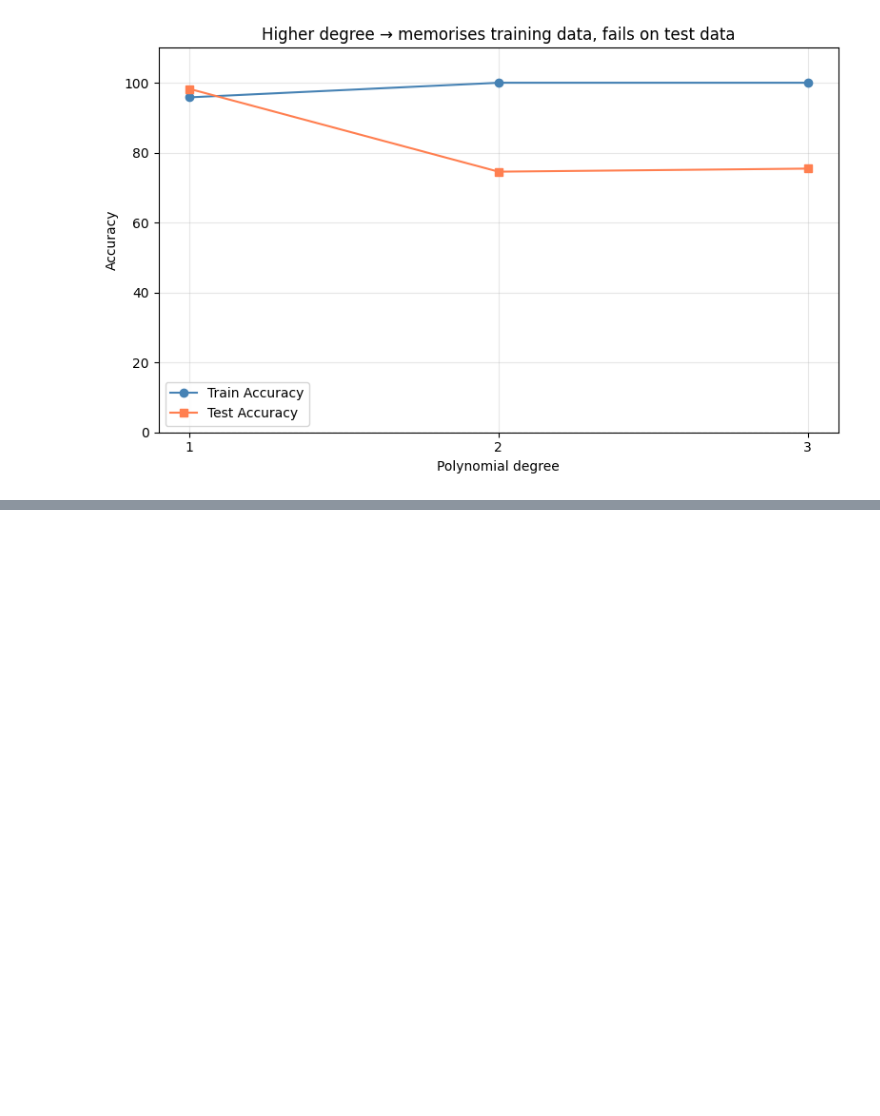
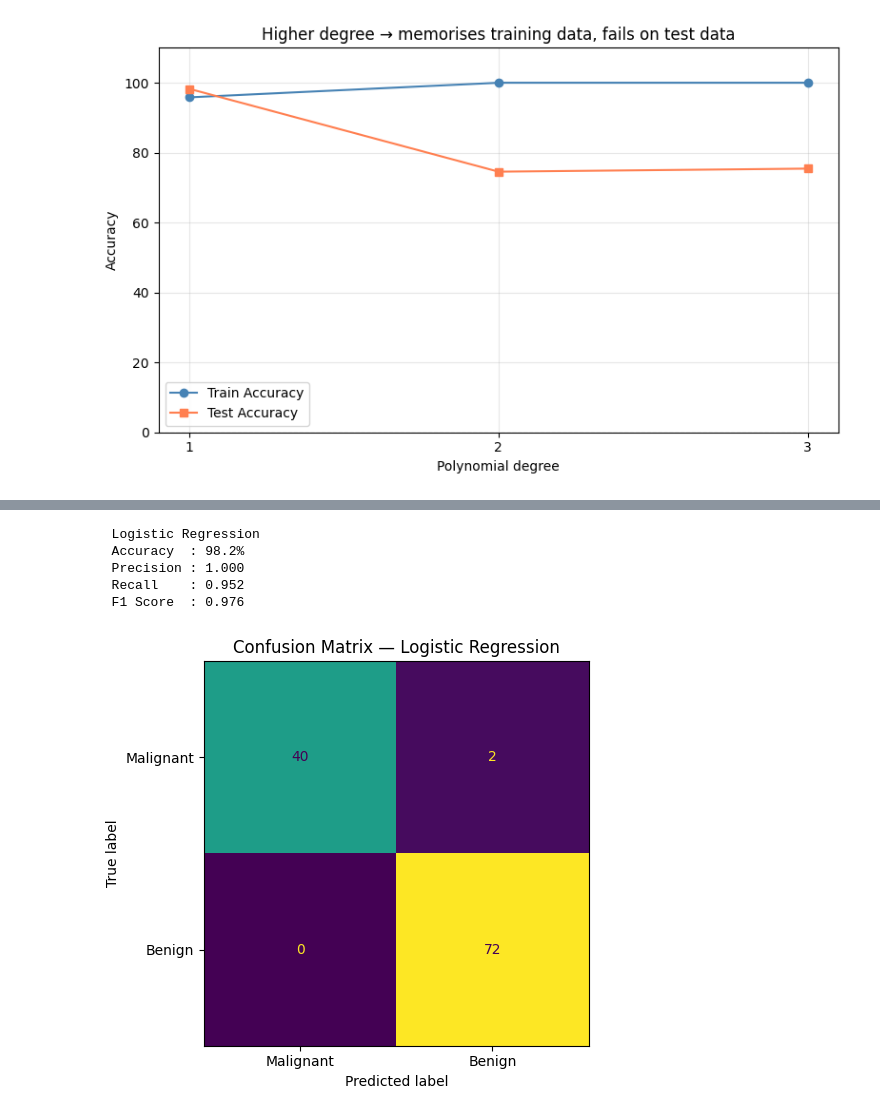
Before and after one commit to swayambhu2010/Python-Visibility, a Jupyter notebook: Supervised Learning Linear and Logistic Regression/Week_2_v_0_0.ipynb, the cells around one changed output, grey strips where cells are left out. Saved outputs shown, nothing was run; the diff lists cells and outputs as text; code cells hidden in the pictures; blank space fills up the shorter version.

```diff
--- a/Supervised Learning Linear and Logistic Regression/Week_2_v_0_0.ipynb
+++ b/Supervised Learning Linear and Logistic Regression/Week_2_v_0_0.ipynb
@@ -250,0 +397,15 @@ plt.show()
+# %%
+lr_model = LogisticRegression(max_iter=500, random_state=42)
+lr_model.fit(X_train, y_train)
+
+y_pred_lr = lr_model.predict(X_test)
+
+evaluate("Logistic Regression", y_test, y_pred_lr)
+batch_acc = accuracy_score(y_test, y_pred_lr)
+# %% [output]
+  Logistic Regression
+  Accuracy  : 98.2%
+  Precision : 1.000
+  Recall    : 0.952
+  F1 Score  : 0.976
+[figure, added]
```
Also changed, not shown: parts of 14 cells of this notebook.
